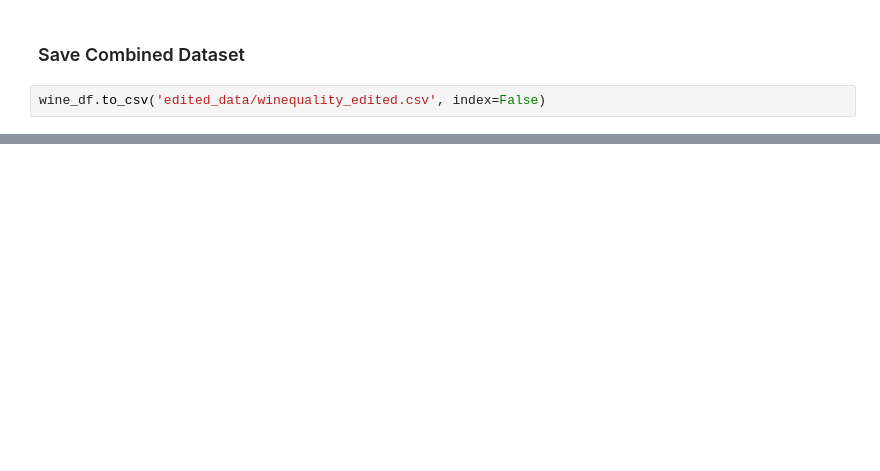
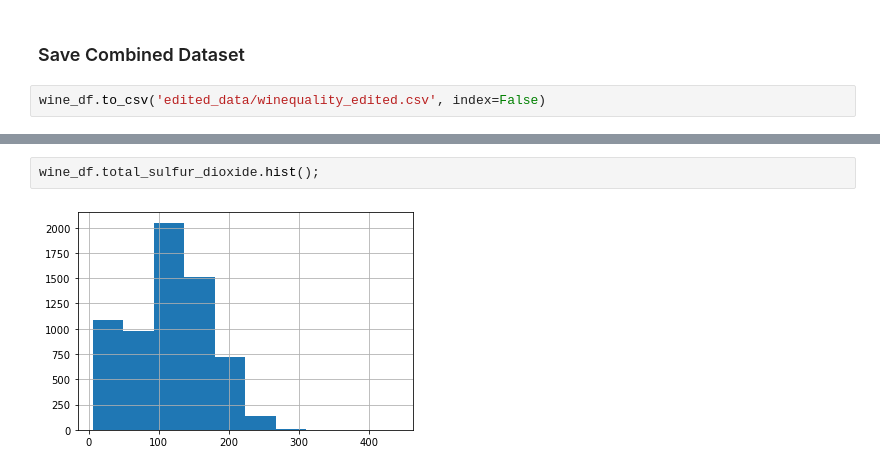
Before and after one commit to AbdElrhman-m/Wine-quality-data-analysis, a Jupyter notebook: Wine data analysis.ipynb, the cells around one changed output, grey strips where cells are left out. Saved outputs shown, nothing was run; the diff lists cells and outputs as text; blank space fills up the shorter version.

```diff
--- a/Wine data analysis.ipynb
+++ b/Wine data analysis.ipynb
@@ -136,0 +161,4 @@ wine_df.to_csv('edited_data/winequality_edited.csv', index=False)
+# %%
+wine_df.total_sulfur_dioxide.hist();
+# %% [output]
+[figure, added]
```
Also changed, not shown: parts of 13 cells of this notebook, 1 other file.
